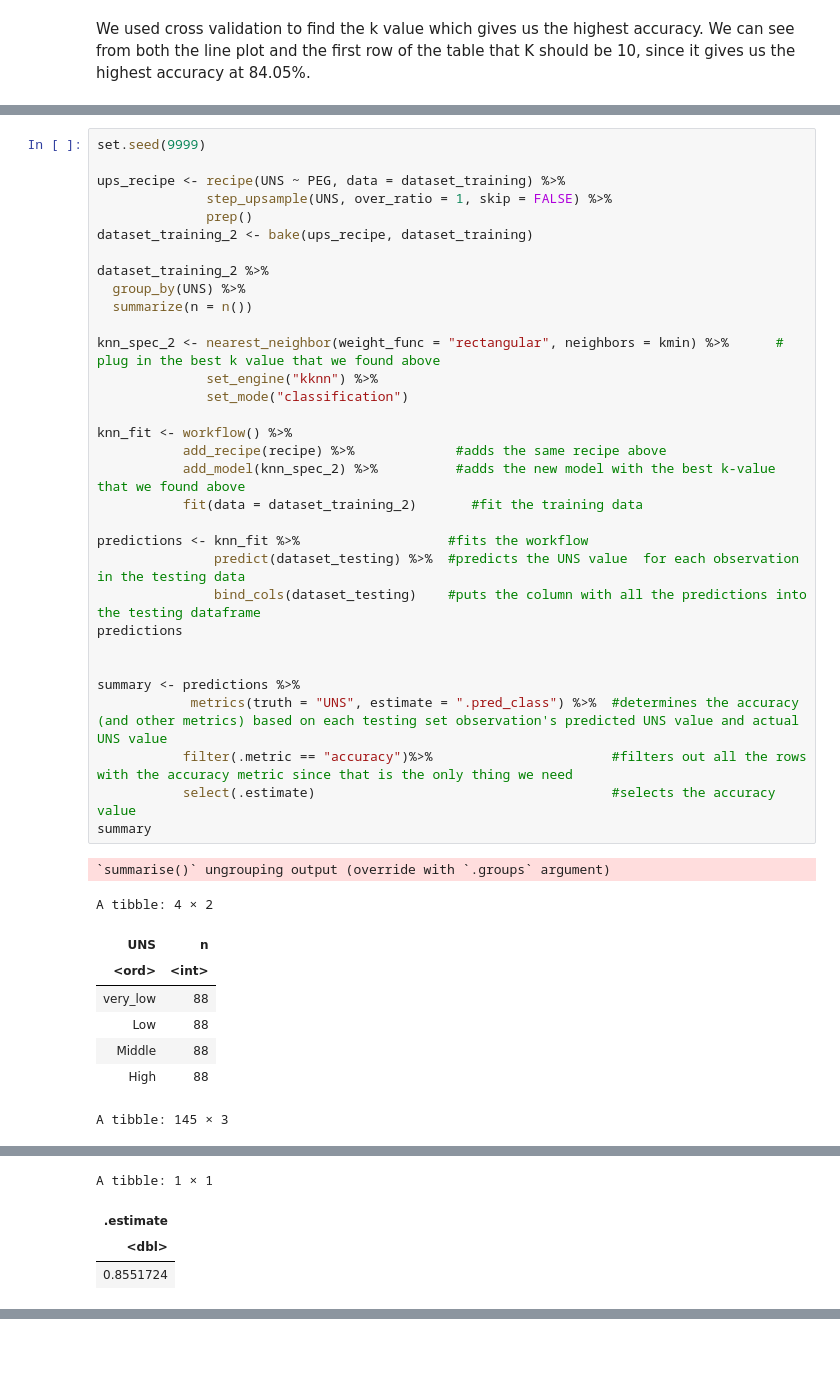
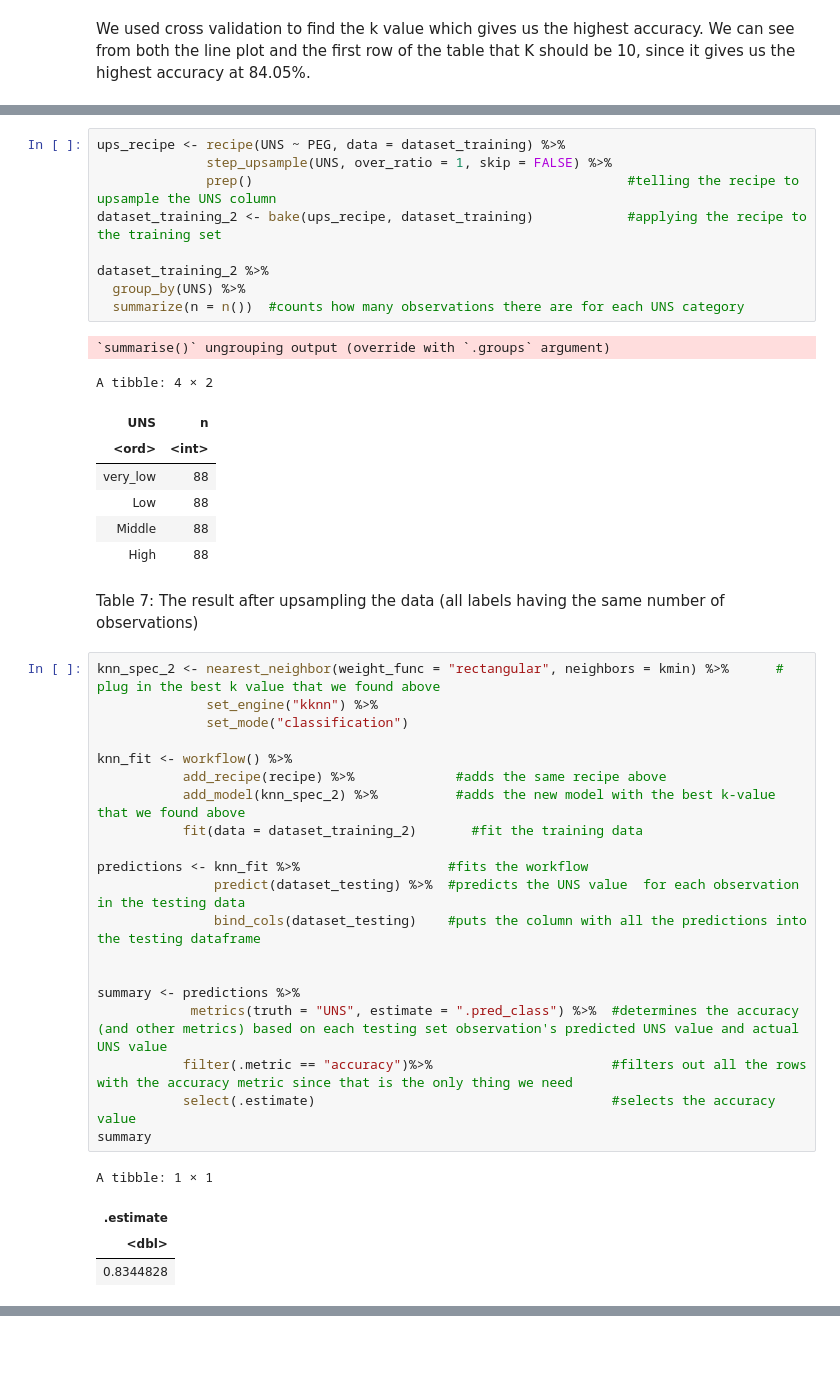
Before and after one commit to pgbenng/DSCI-Group-38-Project, a Jupyter notebook: proposal.ipynb, the cells around one changed output, grey strips where cells are left out. Cells and saved outputs as stored; diff of their text form.

```diff
--- a/proposal.ipynb
+++ b/proposal.ipynb
@@ -278,42 +294,46 @@ Now that we have calculated the most suitable K value for the model, we just plu
+# %%
+ups_recipe <- recipe(UNS ~ PEG, data = dataset_training) %>%
+              step_upsample(UNS, over_ratio = 1, skip = FALSE) %>%
+              prep()                                                #telling the recipe to upsample the UNS column
+dataset_training_2 <- bake(ups_recipe, dataset_training)            #applying the recipe to the training set
+
+dataset_training_2 %>%
+  group_by(UNS) %>%
+  summarize(n = n())  #counts how many observations there are for each UNS category
+# %% [output]
+`summarise()` ungrouping output (override with `.groups` argument)
+A tibble: 4 × 2
+| UNS | n |
+| <ord> | <int> |
+| very_low | 88 |
+| Low | 88 |
+| Middle | 88 |
+| High | 88 |
+# %% [markdown]
+Table 7: The result after upsampling the data (all labels having the same number of observations)
+<br> </br>
 # %%
-set.seed(9999)
-
-ups_recipe <- recipe(UNS ~ PEG, data = dataset_training) %>%
-              step_upsample(UNS, over_ratio = 1, skip = FALSE) %>%
-              prep()
-dataset_training_2 <- bake(ups_recipe, dataset_training)
-
-dataset_training_2 %>%
-  group_by(UNS) %>%
-  summarize(n = n())
-
 knn_spec_2 <- nearest_neighbor(weight_func = "rectangular", neighbors = kmin) %>%      # plug in the best k value that we found above
               set_engine("kknn") %>%
               set_mode("classification")
 
 knn_fit <- workflow() %>%
            add_recipe(recipe) %>%             #adds the same recipe above
            add_model(knn_spec_2) %>%          #adds the new model with the best k-value that we found above
            fit(data = dataset_training_2)       #fit the training data
 
 predictions <- knn_fit %>%                   #fits the workflow
                predict(dataset_testing) %>%  #predicts the UNS value  for each observation in the testing data
                bind_cols(dataset_testing)    #puts the column with all the predictions into the testing dataframe
-predictions
 
 
 summary <- predictions %>%
             metrics(truth = "UNS", estimate = ".pred_class") %>%  #determines the accuracy (and other metrics) based on each testing set observation's predicted UNS value and actual UNS value
            filter(.metric == "accuracy")%>%                       #filters out all the rows with the accuracy metric since that is the only thing we need
            select(.estimate)                                      #selects the accuracy value
 summary
 # %% [output]
-`summarise()` ungrouping output (override with `.groups` argument)
+A tibble: 1 × 1
-A tibble: 4 × 2
-| UNS | n |
-| <ord> | <int> |
-| very_low | 88 |
-| Low | 88 |
-| Middle | 88 |
-| High | 88 |
+| .estimate |
+| <dbl> |
+| 0.8344828 |
-A tibble: 145 × 3
@@ -338,4 +339,0 @@ A tibble: 145 × 3
-A tibble: 1 × 1
-| .estimate |
-| <dbl> |
-| 0.8551724 |
```
Also changed, not shown: parts of 35 cells of this notebook.
